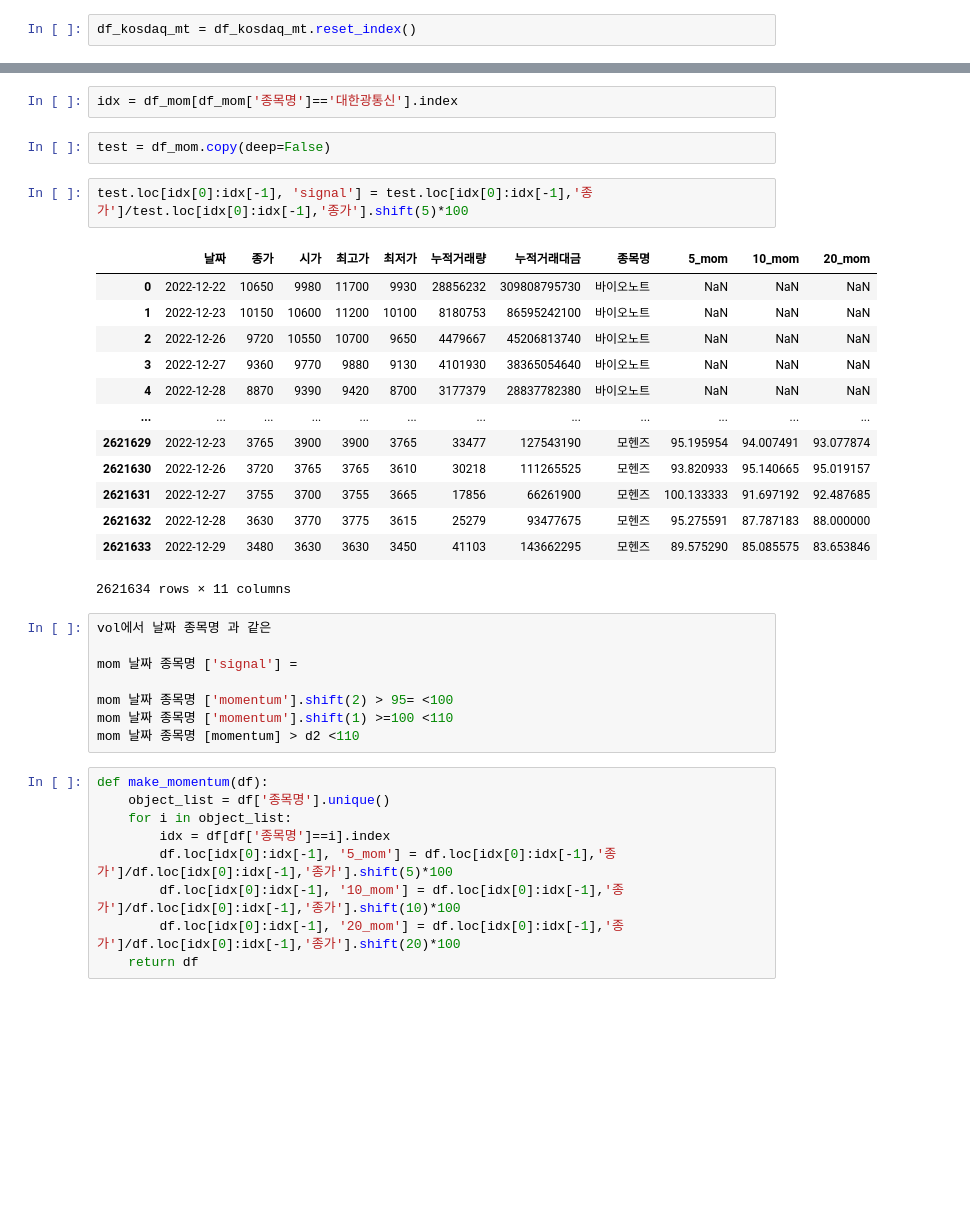
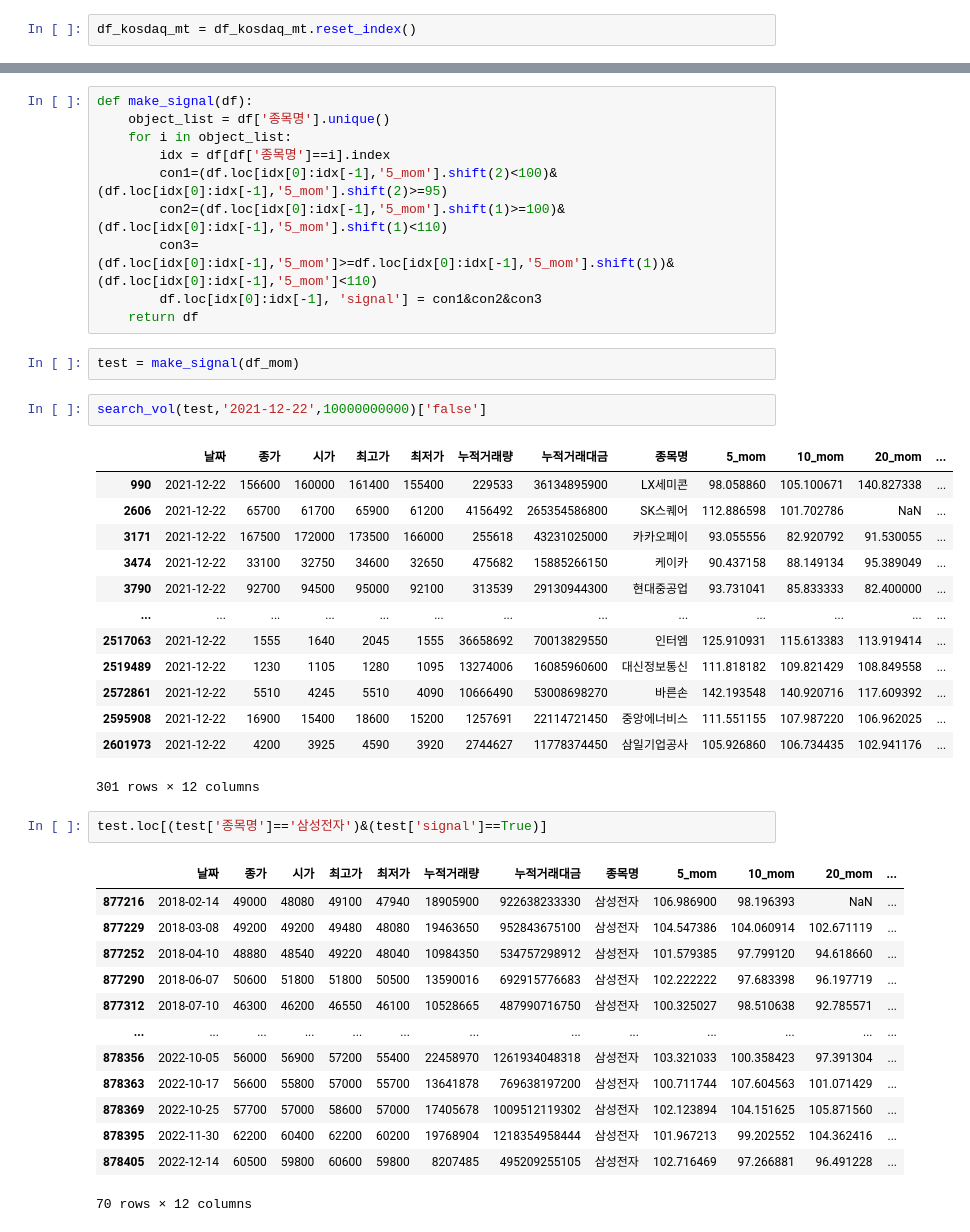
Before and after one commit to eseom31/Kis_Api_test, a Jupyter notebook: BackTesting_System/backtesting_main.ipynb, the cells around one changed output, grey strips where cells are left out. Drawn from its saved outputs; the diff is of its cells as text; blank space fills up the shorter version.

```diff
--- a/BackTesting_System/backtesting_main.ipynb
+++ b/BackTesting_System/backtesting_main.ipynb
@@ -188,37 +179,44 @@ vol.index[0]
-# %%
-idx = df_mom[df_mom['종목명']=='대한광통신'].index
+# %%
+def make_signal(df):
+    object_list = df['종목명'].unique()
+    for i in object_list:
+        idx = df[df['종목명']==i].index
+        con1=(df.loc[idx[0]:idx[-1],'5_mom'].shift(2)<100)&(df.loc[idx[0]:idx[-1],'5_mom'].shift(2)>=95)
+        con2=(df.loc[idx[0]:idx[-1],'5_mom'].shift(1)>=100)&(df.loc[idx[0]:idx[-1],'5_mom'].shift(1)<110)
+        con3=(df.loc[idx[0]:idx[-1],'5_mom']>=df.loc[idx[0]:idx[-1],'5_mom'].shift(1))&(df.loc[idx[0]:idx[-1],'5_mom']<110)
+        df.loc[idx[0]:idx[-1], 'signal'] = con1&con2&con3
+    return df
 # %%
-test = df_mom.copy(deep=False)
+test = make_signal(df_mom)
-# %%
-test.loc[idx[0]:idx[-1], 'signal'] = test.loc[idx[0]:idx[-1],'종가']/test.loc[idx[0]:idx[-1],'종가'].shift(5)*100
-# %% [output]
-|  | 날짜 | 종가 | 시가 | 최고가 | 최저가 | 누적거래량 | 누적거래대금 | 종목명 | 5_mom | 10_mom | 20_mom |
-| 0 | 2022-12-22 | 10650 | 9980 | 11700 | 9930 | 28856232 | 309808795730 | 바이오노트 | NaN | NaN | NaN |
-| 1 | 2022-12-23 | 10150 | 10600 | 11200 | 10100 | 8180753 | 86595242100 | 바이오노트 | NaN | NaN | NaN |
-| 2 | 2022-12-26 | 9720 | 10550 | 10700 | 9650 | 4479667 | 45206813740 | 바이오노트 | NaN | NaN | NaN |
-| 3 | 2022-12-27 | 9360 | 9770 | 9880 | 9130 | 4101930 | 38365054640 | 바이오노트 | NaN | NaN | NaN |
-| 4 | 2022-12-28 | 8870 | 9390 | 9420 | 8700 | 3177379 | 28837782380 | 바이오노트 | NaN | NaN | NaN |
-| ... | ... | ... | ... | ... | ... | ... | ... | ... | ... | ... | ... |
-| 2621629 | 2022-12-23 | 3765 | 3900 | 3900 | 3765 | 33477 | 127543190 | 모헨즈 | 95.195954 | 94.007491 | 93.077874 |
-| 2621630 | 2022-12-26 | 3720 | 3765 | 3765 | 3610 | 30218 | 111265525 | 모헨즈 | 93.820933 | 95.140665 | 95.019157 |
-| 2621631 | 2022-12-27 | 3755 | 3700 | 3755 | 3665 | 17856 | 66261900 | 모헨즈 | 100.133333 | 91.697192 | 92.487685 |
-| 2621632 | 2022-12-28 | 3630 | 3770 | 3775 | 3615 | 25279 | 93477675 | 모헨즈 | 95.275591 | 87.787183 | 88.000000 |
-| 2621633 | 2022-12-29 | 3480 | 3630 | 3630 | 3450 | 41103 | 143662295 | 모헨즈 | 89.575290 | 85.085575 | 83.653846 |
-2621634 rows × 11 columns
-# %%
-vol에서 날짜 종목명 과 같은
-
-mom 날짜 종목명 ['signal'] =
-
-mom 날짜 종목명 ['momentum'].shift(2) > 95= <100
-mom 날짜 종목명 ['momentum'].shift(1) >=100 <110
-mom 날짜 종목명 [momentum] > d2 <110
-# %%
-def make_momentum(df):
-    object_list = df['종목명'].unique()
-    for i in object_list:
-        idx = df[df['종목명']==i].index
-        df.loc[idx[0]:idx[-1], '5_mom'] = df.loc[idx[0]:idx[-1],'종가']/df.loc[idx[0]:idx[-1],'종가'].shift(5)*100
-        df.loc[idx[0]:idx[-1], '10_mom'] = df.loc[idx[0]:idx[-1],'종가']/df.loc[idx[0]:idx[-1],'종가'].shift(10)*100
-        df.loc[idx[0]:idx[-1], '20_mom'] = df.loc[idx[0]:idx[-1],'종가']/df.loc[idx[0]:idx[-1],'종가'].shift(20)*100
-    return df
+# %%
+search_vol(test,'2021-12-22',10000000000)['false']
+# %% [output]
+|  | 날짜 | 종가 | 시가 | 최고가 | 최저가 | 누적거래량 | 누적거래대금 | 종목명 | 5_mom | 10_mom | 20_mom | ... |
+| 990 | 2021-12-22 | 156600 | 160000 | 161400 | 155400 | 229533 | 36134895900 | LX세미콘 | 98.058860 | 105.100671 | 140.827338 | ... |
+| 2606 | 2021-12-22 | 65700 | 61700 | 65900 | 61200 | 4156492 | 265354586800 | SK스퀘어 | 112.886598 | 101.702786 | NaN | ... |
+| 3171 | 2021-12-22 | 167500 | 172000 | 173500 | 166000 | 255618 | 43231025000 | 카카오페이 | 93.055556 | 82.920792 | 91.530055 | ... |
+| 3474 | 2021-12-22 | 33100 | 32750 | 34600 | 32650 | 475682 | 15885266150 | 케이카 | 90.437158 | 88.149134 | 95.389049 | ... |
+| 3790 | 2021-12-22 | 92700 | 94500 | 95000 | 92100 | 313539 | 29130944300 | 현대중공업 | 93.731041 | 85.833333 | 82.400000 | ... |
+| ... | ... | ... | ... | ... | ... | ... | ... | ... | ... | ... | ... | ... |
+| 2517063 | 2021-12-22 | 1555 | 1640 | 2045 | 1555 | 36658692 | 70013829550 | 인터엠 | 125.910931 | 115.613383 | 113.919414 | ... |
+| 2519489 | 2021-12-22 | 1230 | 1105 | 1280 | 1095 | 13274006 | 16085960600 | 대신정보통신 | 111.818182 | 109.821429 | 108.849558 | ... |
+| 2572861 | 2021-12-22 | 5510 | 4245 | 5510 | 4090 | 10666490 | 53008698270 | 바른손 | 142.193548 | 140.920716 | 117.609392 | ... |
+| 2595908 | 2021-12-22 | 16900 | 15400 | 18600 | 15200 | 1257691 | 22114721450 | 중앙에너비스 | 111.551155 | 107.987220 | 106.962025 | ... |
+| 2601973 | 2021-12-22 | 4200 | 3925 | 4590 | 3920 | 2744627 | 11778374450 | 삼일기업공사 | 105.926860 | 106.734435 | 102.941176 | ... |
+301 rows × 12 columns
+# %%
+test.loc[(test['종목명']=='삼성전자')&(test['signal']==True)]
+# %% [output]
+|  | 날짜 | 종가 | 시가 | 최고가 | 최저가 | 누적거래량 | 누적거래대금 | 종목명 | 5_mom | 10_mom | 20_mom | ... |
+| 877216 | 2018-02-14 | 49000 | 48080 | 49100 | 47940 | 18905900 | 922638233330 | 삼성전자 | 106.986900 | 98.196393 | NaN | ... |
+| 877229 | 2018-03-08 | 49200 | 49200 | 49480 | 48080 | 19463650 | 952843675100 | 삼성전자 | 104.547386 | 104.060914 | 102.671119 | ... |
+| 877252 | 2018-04-10 | 48880 | 48540 | 49220 | 48040 | 10984350 | 534757298912 | 삼성전자 | 101.579385 | 97.799120 | 94.618660 | ... |
+| 877290 | 2018-06-07 | 50600 | 51800 | 51800 | 50500 | 13590016 | 692915776683 | 삼성전자 | 102.222222 | 97.683398 | 96.197719 | ... |
+| 877312 | 2018-07-10 | 46300 | 46200 | 46550 | 46100 | 10528665 | 487990716750 | 삼성전자 | 100.325027 | 98.510638 | 92.785571 | ... |
+| ... | ... | ... | ... | ... | ... | ... | ... | ... | ... | ... | ... | ... |
+| 878356 | 2022-10-05 | 56000 | 56900 | 57200 | 55400 | 22458970 | 1261934048318 | 삼성전자 | 103.321033 | 100.358423 | 97.391304 | ... |
+| 878363 | 2022-10-17 | 56600 | 55800 | 57000 | 55700 | 13641878 | 769638197200 | 삼성전자 | 100.711744 | 107.604563 | 101.071429 | ... |
+| 878369 | 2022-10-25 | 57700 | 57000 | 58600 | 57000 | 17405678 | 1009512119302 | 삼성전자 | 102.123894 | 104.151625 | 105.871560 | ... |
+| 878395 | 2022-11-30 | 62200 | 60400 | 62200 | 60200 | 19768904 | 1218354958444 | 삼성전자 | 101.967213 | 99.202552 | 104.362416 | ... |
+| 878405 | 2022-12-14 | 60500 | 59800 | 60600 | 59800 | 8207485 | 495209255105 | 삼성전자 | 102.716469 | 97.266881 | 96.491228 | ... |
+70 rows × 12 columns
```
Also changed, not shown: parts of 12 cells of this notebook.
